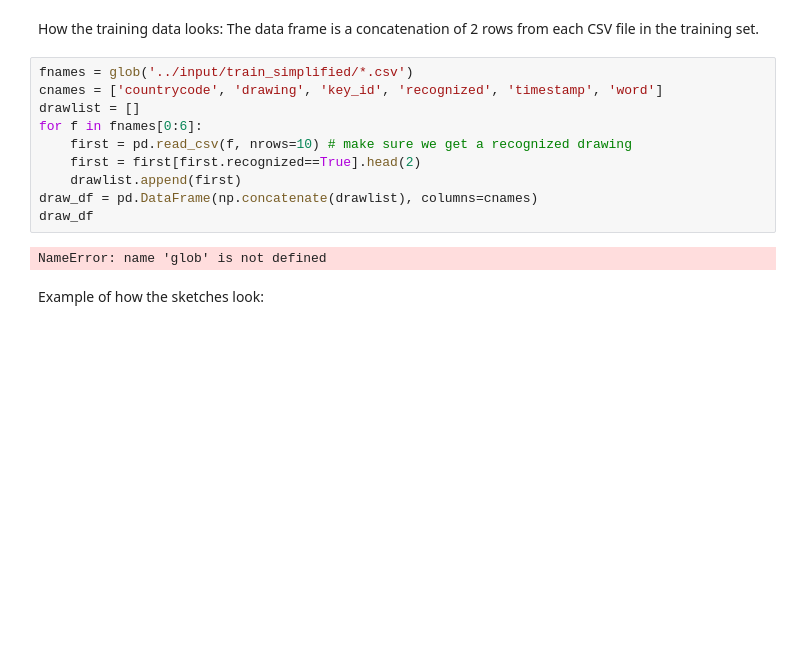
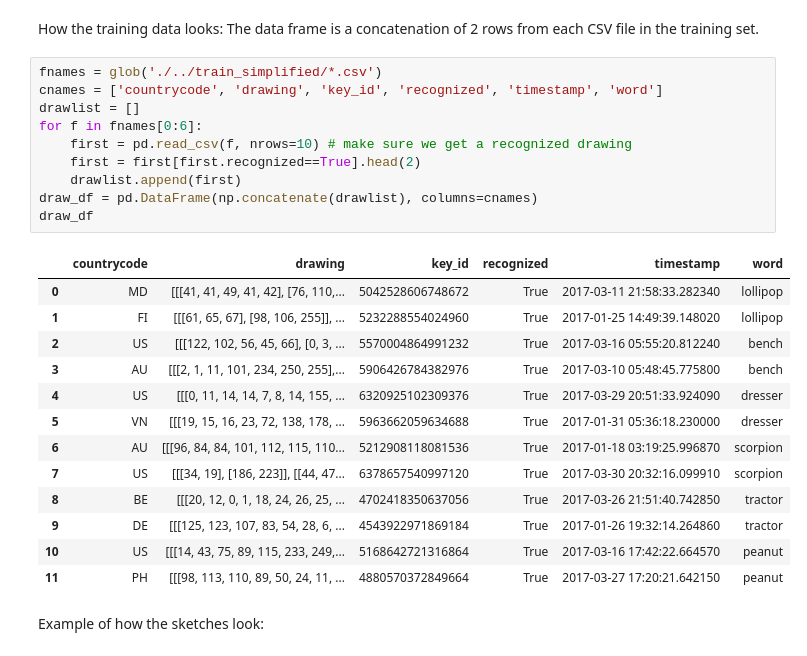
Before and after one commit to abel-leulseged/Quick-Draw, a Jupyter notebook: Modified_CNN.ipynb, the cells around one changed output. Saved outputs shown, nothing was run; the diff lists cells and outputs as text; blank space fills up the shorter version.

```diff
--- a/Modified_CNN.ipynb
+++ b/Modified_CNN.ipynb
@@ -18,17 +18,29 @@ import matplotlib.pyplot as plt
 # %% [markdown]
 How the training data looks: The data frame is a concatenation of 2 rows from each CSV file in the training set.
 # %%
-fnames = glob('../input/train_simplified/*.csv')
+fnames = glob('./../train_simplified/*.csv')
 cnames = ['countrycode', 'drawing', 'key_id', 'recognized', 'timestamp', 'word']
 drawlist = []
 for f in fnames[0:6]:
     first = pd.read_csv(f, nrows=10) # make sure we get a recognized drawing
     first = first[first.recognized==True].head(2)
     drawlist.append(first)
 draw_df = pd.DataFrame(np.concatenate(drawlist), columns=cnames)
 draw_df
 # %% [output]
-NameError: name 'glob' is not defined
+|  | countrycode | drawing | key_id | recognized | timestamp | word |
+| 0 | MD | [[[41, 41, 49, 41, 42], [76, 110,... | 5042528606748672 | True | 2017-03-11 21:58:33.282340 | lollipop |
+| 1 | FI | [[[61, 65, 67], [98, 106, 255]], ... | 5232288554024960 | True | 2017-01-25 14:49:39.148020 | lollipop |
+| 2 | US | [[[122, 102, 56, 45, 66], [0, 3, ... | 5570004864991232 | True | 2017-03-16 05:55:20.812240 | bench |
+| 3 | AU | [[[2, 1, 11, 101, 234, 250, 255],... | 5906426784382976 | True | 2017-03-10 05:48:45.775800 | bench |
+| 4 | US | [[[0, 11, 14, 14, 7, 8, 14, 155, ... | 6320925102309376 | True | 2017-03-29 20:51:33.924090 | dresser |
+| 5 | VN | [[[19, 15, 16, 23, 72, 138, 178, ... | 5963662059634688 | True | 2017-01-31 05:36:18.230000 | dresser |
+| 6 | AU | [[[96, 84, 84, 101, 112, 115, 110... | 5212908118081536 | True | 2017-01-18 03:19:25.996870 | scorpion |
+| 7 | US | [[[34, 19], [186, 223]], [[44, 47... | 6378657540997120 | True | 2017-03-30 20:32:16.099910 | scorpion |
+| 8 | BE | [[[20, 12, 0, 1, 18, 24, 26, 25, ... | 4702418350637056 | True | 2017-03-26 21:51:40.742850 | tractor |
+| 9 | DE | [[[125, 123, 107, 83, 54, 28, 6, ... | 4543922971869184 | True | 2017-01-26 19:32:14.264860 | tractor |
+| 10 | US | [[[14, 43, 75, 89, 115, 233, 249,... | 5168642721316864 | True | 2017-03-16 17:42:22.664570 | peanut |
+| 11 | PH | [[[98, 113, 110, 89, 50, 24, 11, ... | 4880570372849664 | True | 2017-03-27 17:20:21.642150 | peanut |
 # %% [markdown]
 Example of how the sketches look:
 # %%
```
Also changed, not shown: parts of 15 cells of this notebook, 8 other files.
